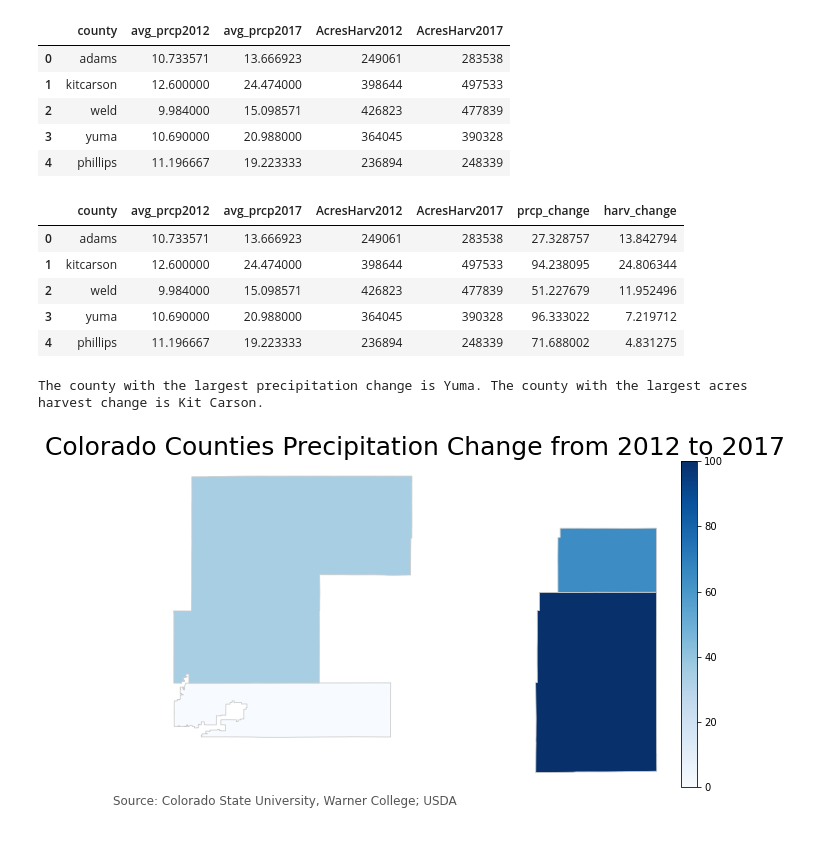
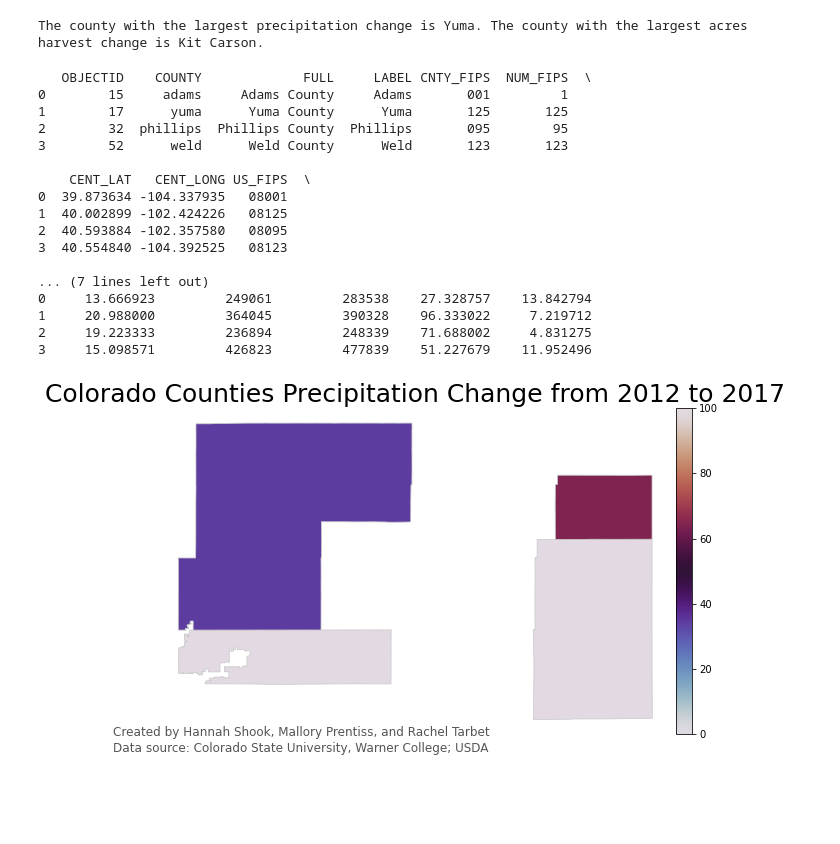
Before and after one commit to malannpren/final-programming-project, a Jupyter notebook: finalproject.ipynb, the cells around one changed output. Cells and saved outputs as stored; diff of their text form; code cells hidden in the pictures; blank space fills up the shorter version.

Commit message:
Update finalproject.ipynb
adding shapefile

```diff
--- a/finalproject.ipynb
+++ b/finalproject.ipynb
@@ -80,11 +64,2 @@ prcp_join
 all_data = prcp_join.merge(HarvGdf, on='county')
-# %%
-all_data
-# %% [output]
-|  | county | avg_prcp2012 | avg_prcp2017 | AcresHarv2012 | AcresHarv2017 |
-| 0 | adams | 10.733571 | 13.666923 | 249061 | 283538 |
-| 1 | kitcarson | 12.600000 | 24.474000 | 398644 | 497533 |
-| 2 | weld | 9.984000 | 15.098571 | 426823 | 477839 |
-| 3 | yuma | 10.690000 | 20.988000 | 364045 | 390328 |
-| 4 | phillips | 11.196667 | 19.223333 | 236894 | 248339 |
 # %%
@@ -93,11 +73,5 @@ all_data['harv_change'] = ((all_data['AcresHarv2017'] - all_data['AcresHarv2012'
 # %%
+# exporting final table to csv
+
 all_data.to_csv(r"C:\Users\catan\Desktop\programming final\final_proj.csv", index = False)
-all_data
-# %% [output]
-|  | county | avg_prcp2012 | avg_prcp2017 | AcresHarv2012 | AcresHarv2017 | prcp_change | harv_change |
-| 0 | adams | 10.733571 | 13.666923 | 249061 | 283538 | 27.328757 | 13.842794 |
-| 1 | kitcarson | 12.600000 | 24.474000 | 398644 | 497533 | 94.238095 | 24.806344 |
-| 2 | weld | 9.984000 | 15.098571 | 426823 | 477839 | 51.227679 | 11.952496 |
-| 3 | yuma | 10.690000 | 20.988000 | 364045 | 390328 | 96.333022 | 7.219712 |
-| 4 | phillips | 11.196667 | 19.223333 | 236894 | 248339 | 71.688002 | 4.831275 |
 # %%
@@ -105,25 +81,45 @@ print("The county with the largest precipitation change is Yuma. The county with
 # %% [output]
 The county with the largest precipitation change is Yuma. The county with the largest acres harvest change is Kit Carson.
 # %%
+# map creation
+
 fp = r"C:\Users\catan\Desktop\programming final\Colorado_County_Boundaries-shp\Colorado_County_Boundaries.shp"
 map_df = gpd.read_file(fp)
 map_df['COUNTY'] = map_df['COUNTY'].str.lower()
 df = pd.read_csv(r"C:\Users\catan\Desktop\programming final\final_proj.csv", header=0)
 merged = map_df.set_index('COUNTY').join(df.set_index('county'))
+merged = map_df.merge(df, left_on='COUNTY', right_on='county')
 variable = merged['prcp_change']
 vmin, vmax = 0, 100
 fig, ax = plt.subplots(1, figsize = (10,6))
-merged.plot(column = variable, cmap = 'Blues', linewidth = 0.8, ax = ax, edgecolor = '0.8')
-merged
+merged.plot(column = variable, cmap = 'twilight', linewidth = 0.8, ax = ax, edgecolor = '0.8')
+print(merged)
 ax.axis('off')
 ax.set_title('Colorado Counties Precipitation Change from 2012 to 2017', fontdict={'fontsize': '25', 'fontweight' : '3'})
-ax.annotate('Source: Colorado State University, Warner College; USDA', xy=(0.1, .08),  xycoords='figure fraction', horizontalalignment='left', verticalalignment='top', fontsize=12, color='#555555')
-sm = plt.cm.ScalarMappable(cmap='Blues', norm=plt.Normalize(vmin=vmin, vmax=vmax))
+ax.annotate('Data source: Colorado State University, Warner College; USDA', xy=(0.1, .08),  xycoords='figure fraction', horizontalalignment='left', verticalalignment='top', fontsize=12, color='#555555')
+ax.annotate('Created by Hannah Shook, Mallory Prentiss, and Rachel Tarbet', xy=(0.1, .12),  xycoords='figure fraction', horizontalalignment='left', verticalalignment='top', fontsize=12, color='#555555')
+
+sm = plt.cm.ScalarMappable(cmap='twilight', norm=plt.Normalize(vmin=vmin, vmax=vmax))
 sm._A = []
-#cbar = fig.colorbar(sm)
-#plt.append_axes("right", size="5%", pad=0.05)
 plt.colorbar(sm,fraction=0.046, pad=0.0000001)
 
 fig.savefig(r'C:\Users\catan\Desktop\programming final\map_export.png', dpi=300)
 # %% [output]
+   OBJECTID    COUNTY             FULL     LABEL CNTY_FIPS  NUM_FIPS  \
+0        15     adams     Adams County     Adams       001         1
+1        17      yuma      Yuma County      Yuma       125       125
+2        32  phillips  Phillips County  Phillips       095        95
+3        52      weld      Weld County      Weld       123       123
+
+    CENT_LAT   CENT_LONG US_FIPS  \
+0  39.873634 -104.337935   08001
+1  40.002899 -102.424226   08125
+2  40.593884 -102.357580   08095
+3  40.554840 -104.392525   08123
+
+... (7 lines left out)
+0     13.666923         249061         283538    27.328757    13.842794
+1     20.988000         364045         390328    96.333022     7.219712
+2     19.223333         236894         248339    71.688002     4.831275
+3     15.098571         426823         477839    51.227679    11.952496
-[figure, old version]
+[figure, new version]
```
Also changed, not shown: parts of 7 cells of this notebook.
